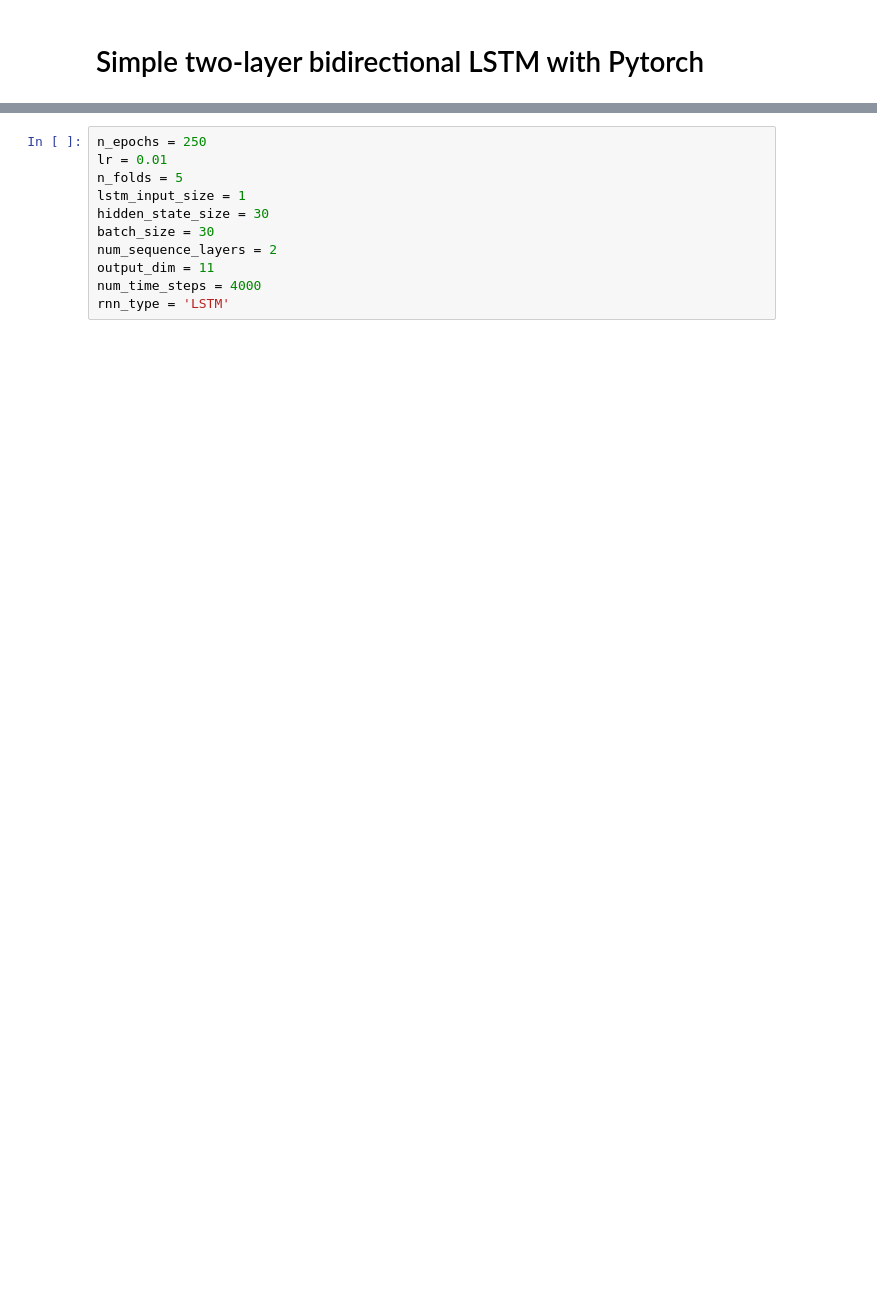
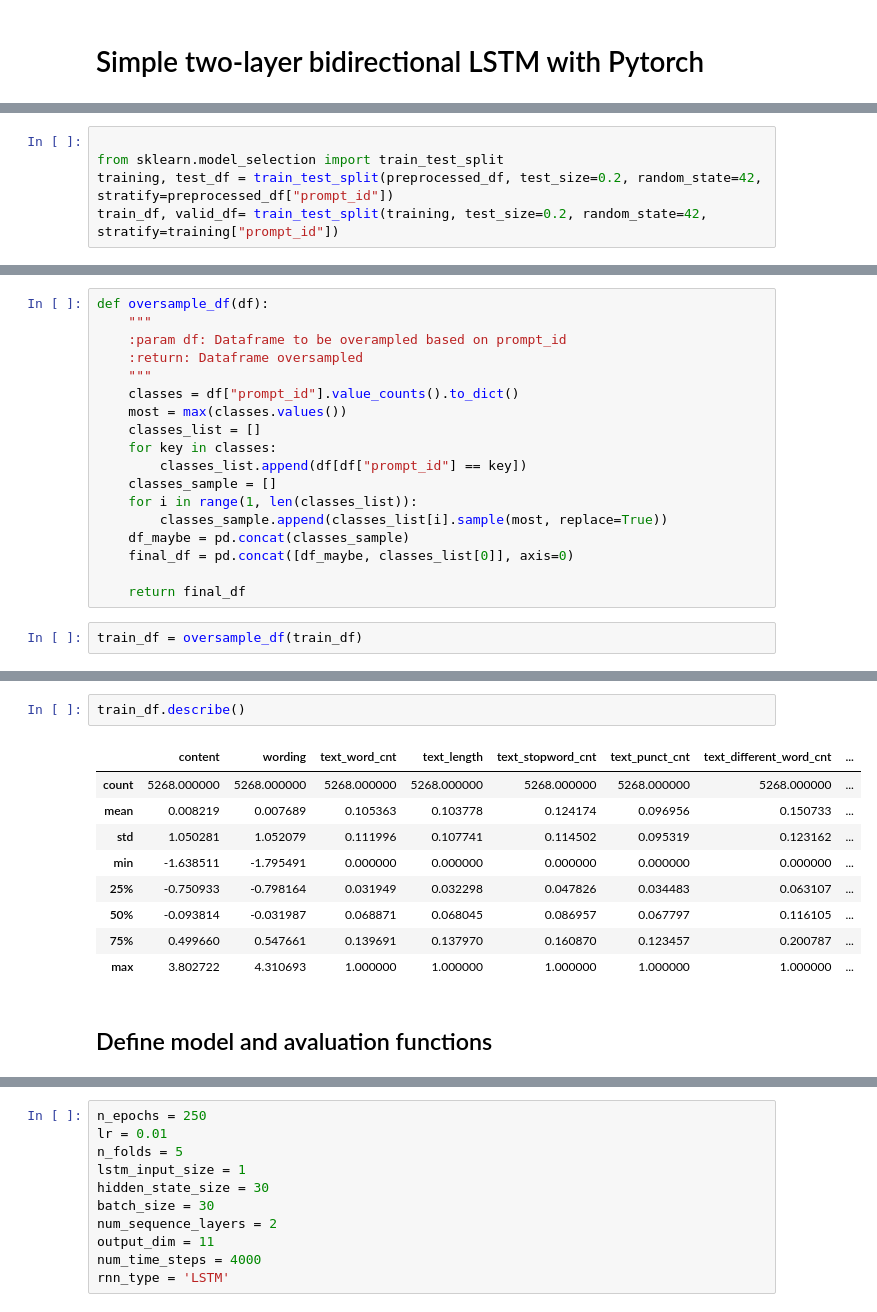
Before and after one commit to Sopralapanca/CommonLitChallenge, a Jupyter notebook: simple_two_layer_bidirectional_lstm_with_pytorch.ipynb, the cells around one changed output, grey strips where cells are left out. Cells and saved outputs as stored; diff of their text form; blank space fills up the shorter version.

```diff
--- a/simple_two_layer_bidirectional_lstm_with_pytorch.ipynb
+++ b/simple_two_layer_bidirectional_lstm_with_pytorch.ipynb
@@ -88,0 +567,5 @@ from torch import Tensor
+# %%
+
+from sklearn.model_selection import train_test_split
+training, test_df = train_test_split(preprocessed_df, test_size=0.2, random_state=42, stratify=preprocessed_df["prompt_id"])
+train_df, valid_df= train_test_split(training, test_size=0.2, random_state=42, stratify=training["prompt_id"])
@@ -88,0 +580,20 @@ from torch import Tensor
+# %%
+def oversample_df(df):
+    """
+    :param df: Dataframe to be overampled based on prompt_id
+    :return: Dataframe oversampled
+    """
+    classes = df["prompt_id"].value_counts().to_dict()
+    most = max(classes.values())
+    classes_list = []
+    for key in classes:
+        classes_list.append(df[df["prompt_id"] == key])
+    classes_sample = []
+    for i in range(1, len(classes_list)):
+        classes_sample.append(classes_list[i].sample(most, replace=True))
+    df_maybe = pd.concat(classes_sample)
+    final_df = pd.concat([df_maybe, classes_list[0]], axis=0)
+
+    return final_df
+# %%
+train_df = oversample_df(train_df)
@@ -88,0 +767,14 @@ from torch import Tensor
+# %%
+train_df.describe()
+# %% [output]
+|  | content | wording | text_word_cnt | text_length | text_stopword_cnt | text_punct_cnt | text_different_word_cnt | ... |
+| count | 5268.000000 | 5268.000000 | 5268.000000 | 5268.000000 | 5268.000000 | 5268.000000 | 5268.000000 | ... |
+| mean | 0.008219 | 0.007689 | 0.105363 | 0.103778 | 0.124174 | 0.096956 | 0.150733 | ... |
+| std | 1.050281 | 1.052079 | 0.111996 | 0.107741 | 0.114502 | 0.095319 | 0.123162 | ... |
+| min | -1.638511 | -1.795491 | 0.000000 | 0.000000 | 0.000000 | 0.000000 | 0.000000 | ... |
+| 25% | -0.750933 | -0.798164 | 0.031949 | 0.032298 | 0.047826 | 0.034483 | 0.063107 | ... |
+| 50% | -0.093814 | -0.031987 | 0.068871 | 0.068045 | 0.086957 | 0.067797 | 0.116105 | ... |
+| 75% | 0.499660 | 0.547661 | 0.139691 | 0.137970 | 0.160870 | 0.123457 | 0.200787 | ... |
+| max | 3.802722 | 4.310693 | 1.000000 | 1.000000 | 1.000000 | 1.000000 | 1.000000 | ... |
+# %% [markdown]
+## Define model and avaluation functions
```
Also changed, not shown: parts of 78 cells of this notebook.
